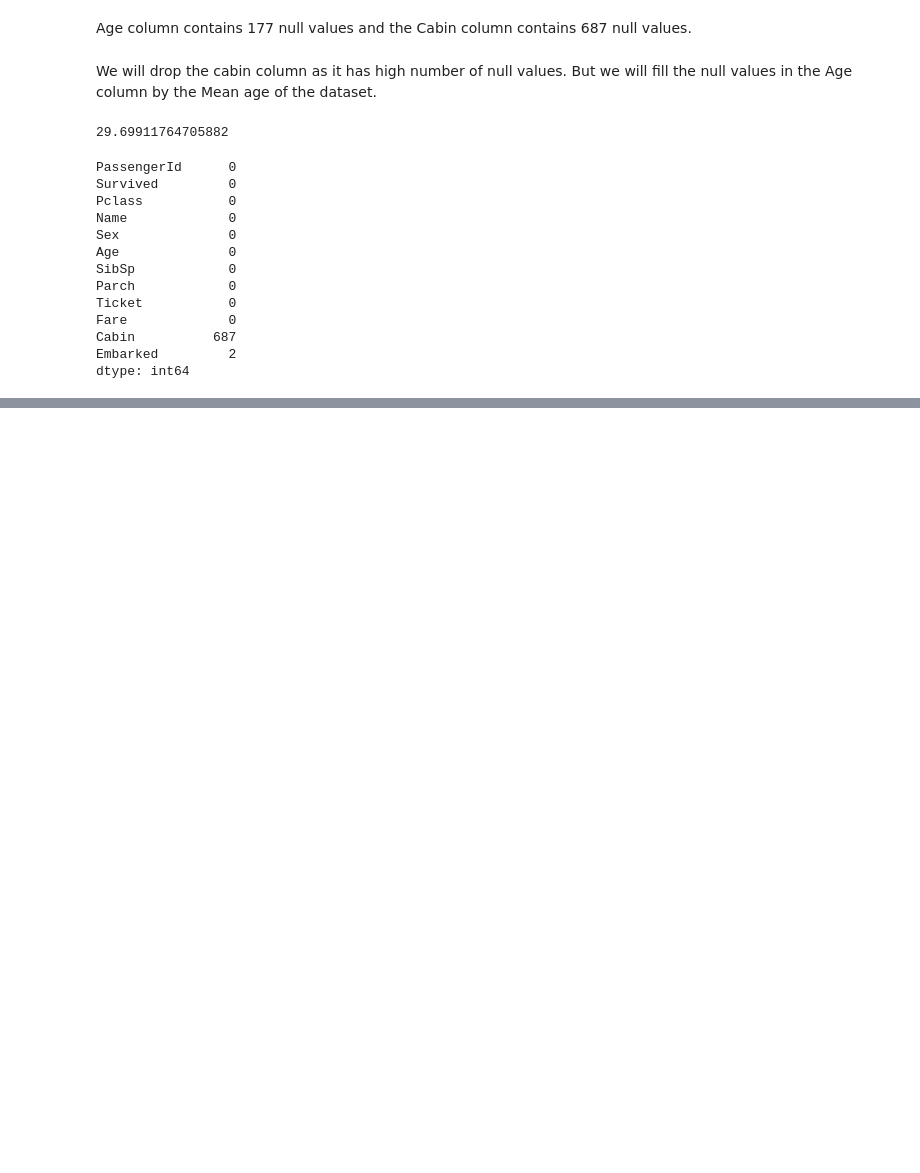
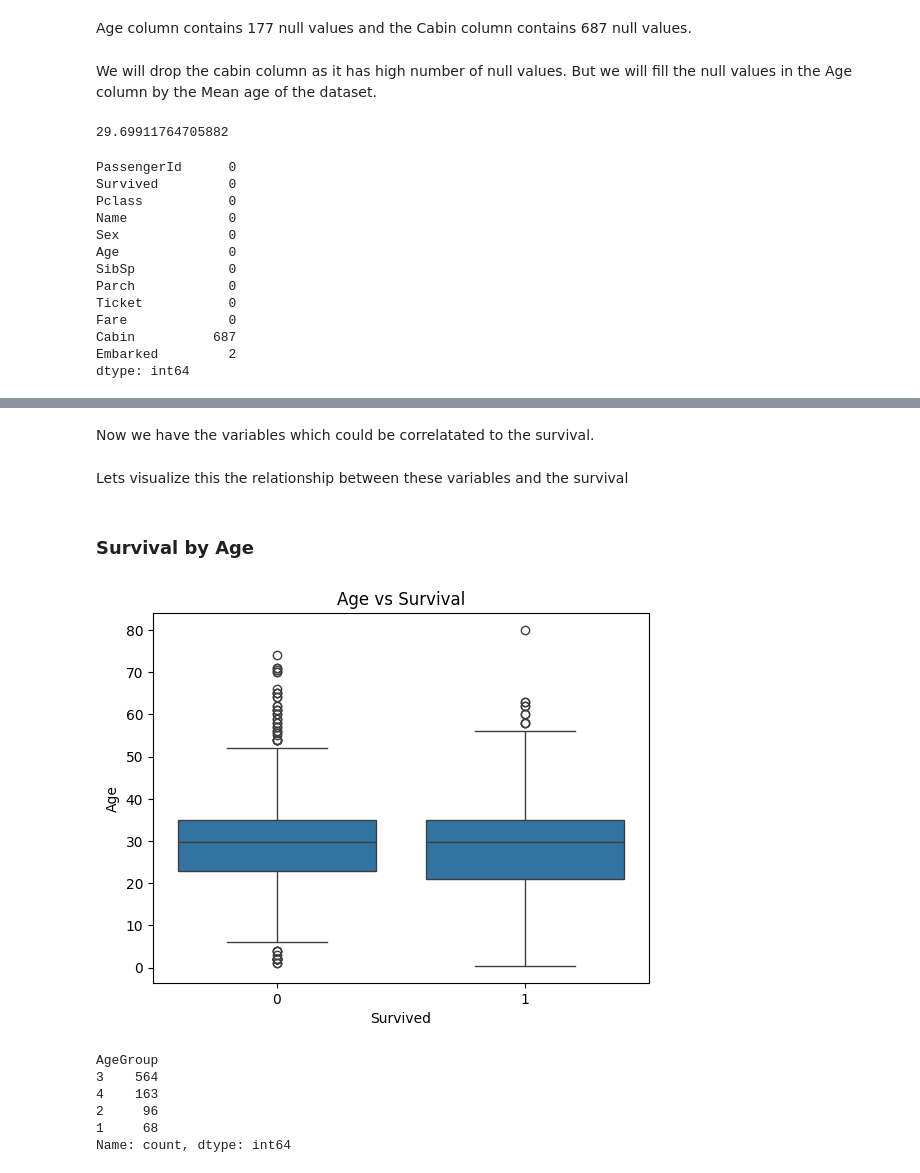
Before and after one commit to stuphy13/JackOrRose, a Jupyter notebook: JackOrRose.ipynb, the cells around one changed output, grey strips where cells are left out. Drawn from its saved outputs; the diff is of its cells as text; code cells hidden in the pictures; blank space fills up the shorter version.

```diff
--- a/JackOrRose.ipynb
+++ b/JackOrRose.ipynb
@@ -60,0 +170,9 @@ dtype: int64
+# %%
+# Create a new 'FamilySize' column by adding SibSp and Parch
+df['FamilySize'] = df['SibSp'] + df['Parch']
+
+# Create a new 'isAlone' column. It's 1 if FamilySize is 0, 0 otherwise.
+df['isAlone'] = (df['FamilySize'] == 0).astype(int)
+
+# Display the new columns to verify
+print(df[['SibSp', 'Parch', 'FamilySize', 'isAlone']].head())
@@ -60,0 +186,4 @@ dtype: int64
+# %%
+df = df.drop("Parch", axis=1)
+# %%
+df = df.drop("SibSp", axis=1)
@@ -60,0 +199,2 @@ dtype: int64
+# %%
+df = df.drop("PassengerId", axis=1)
@@ -60,0 +210,26 @@ dtype: int64
+# %% [markdown]
+Now we have the variables which could be correlatated to the survival.
+# %% [markdown]
+Lets visualize this the relationship between these variables and the survival
+# %% [markdown]
+### Survival by Age
+# %%
+sns.boxplot(x="Survived", y="Age", data=df)
+plt.title("Age vs Survival")
+plt.xlabel("Survived")
+plt.ylabel("Age")
+plt.show()
+# %% [output]
+[figure, added]
+# %%
+bins = [0, 12, 20, 40, 100]
+labels = ['1', '2', '3', '4']
+df['AgeGroup'] = pd.cut(df['Age'], bins=bins, labels=labels, right=False)
+print(df['AgeGroup'].value_counts())
+# %% [output]
+AgeGroup
+3    564
+4    163
+2     96
+1     68
+Name: count, dtype: int64
```
Also changed, not shown: parts of 60 cells of this notebook, 1 other file.
